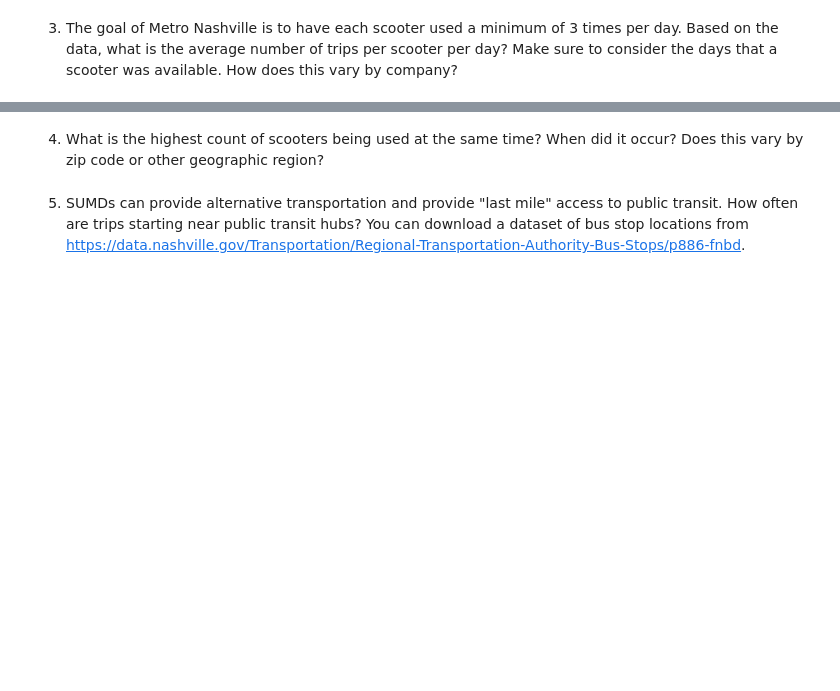
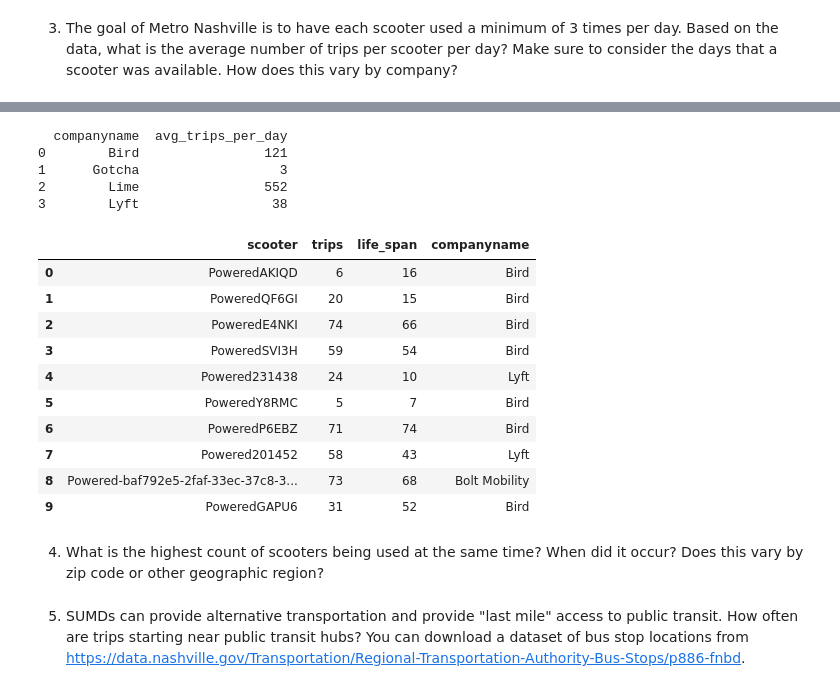
Before and after one commit to NSS-Data-Analytics-Cohort-8/scooter-partner1-yo_dawg_i_heard_you_liked_queries, a Jupyter notebook: notebooks/sqlalchemy.ipynb, the cells around one changed output, grey strips where cells are left out. Saved outputs shown, nothing was run; the diff lists cells and outputs as text; code cells hidden in the pictures; blank space fills up the shorter version.

```diff
--- a/notebooks/sqlalchemy.ipynb
+++ b/notebooks/sqlalchemy.ipynb
@@ -272,0 +409,22 @@ Are the scooter companies in compliance with the second and third part of this r
+# %%
+query = '''
+SELECT t.companyname,
+       COUNT(DISTINCT t.triprecordnum) / COUNT(DISTINCT CAST(t.pubtimestamp AS DATE)) AS avg_trips_per_day
+FROM trips t
+JOIN (
+    SELECT sumdid, companyname, MIN(pubdatetime) AS first_datetime, MAX(pubdatetime) AS last_datetime
+    FROM scooters
+    GROUP BY sumdid, companyname
+) s ON t.sumdid = s.sumdid AND t.companyname = s.companyname
+WHERE t.pubtimestamp BETWEEN s.first_datetime AND s.last_datetime
+GROUP BY t.companyname;
+'''
+
+avg_trips_per_day = pd.read_sql(query, con=engine)
+print(avg_trips_per_day)
+# %% [output]
+  companyname  avg_trips_per_day
+0        Bird                121
+1      Gotcha                  3
+2        Lime                552
+3        Lyft                 38
@@ -273,3 +444,28 @@ Are the scooter companies in compliance with the second and third part of this r
+# %%
+query = '''
+SELECT DISTINCT(sumdid) as scooter,
+COUNT(triprecordnum) as trips,
+MAX(pubtimestamp :: date) - MIN(pubtimestamp :: date) as life_span,
+companyname
+FROM trips
+GROUP BY DISTINCT(sumdid), companyname;
+
+'''
+
+trips_per_day2 = pd.read_sql(query, con=engine)
+trips_per_day2.head(10)
+# %% [output]
+|  | scooter | trips | life_span | companyname |
+| 0 | PoweredAKIQD | 6 | 16 | Bird |
+| 1 | PoweredQF6GI | 20 | 15 | Bird |
+| 2 | PoweredE4NKI | 74 | 66 | Bird |
+| 3 | PoweredSVI3H | 59 | 54 | Bird |
+| 4 | Powered231438 | 24 | 10 | Lyft |
+| 5 | PoweredY8RMC | 5 | 7 | Bird |
+| 6 | PoweredP6EBZ | 71 | 74 | Bird |
+| 7 | Powered201452 | 58 | 43 | Lyft |
+| 8 | Powered-baf792e5-2faf-33ec-37c8-3... | 73 | 68 | Bolt Mobility |
+| 9 | PoweredGAPU6 | 31 | 52 | Bird |
 # %% [markdown]
 4. What is the highest count of scooters being used at the same time? When did it occur? Does this vary by zip code or other geographic region?
 # %% [markdown]
```
Also changed, not shown: parts of 15 cells of this notebook.
